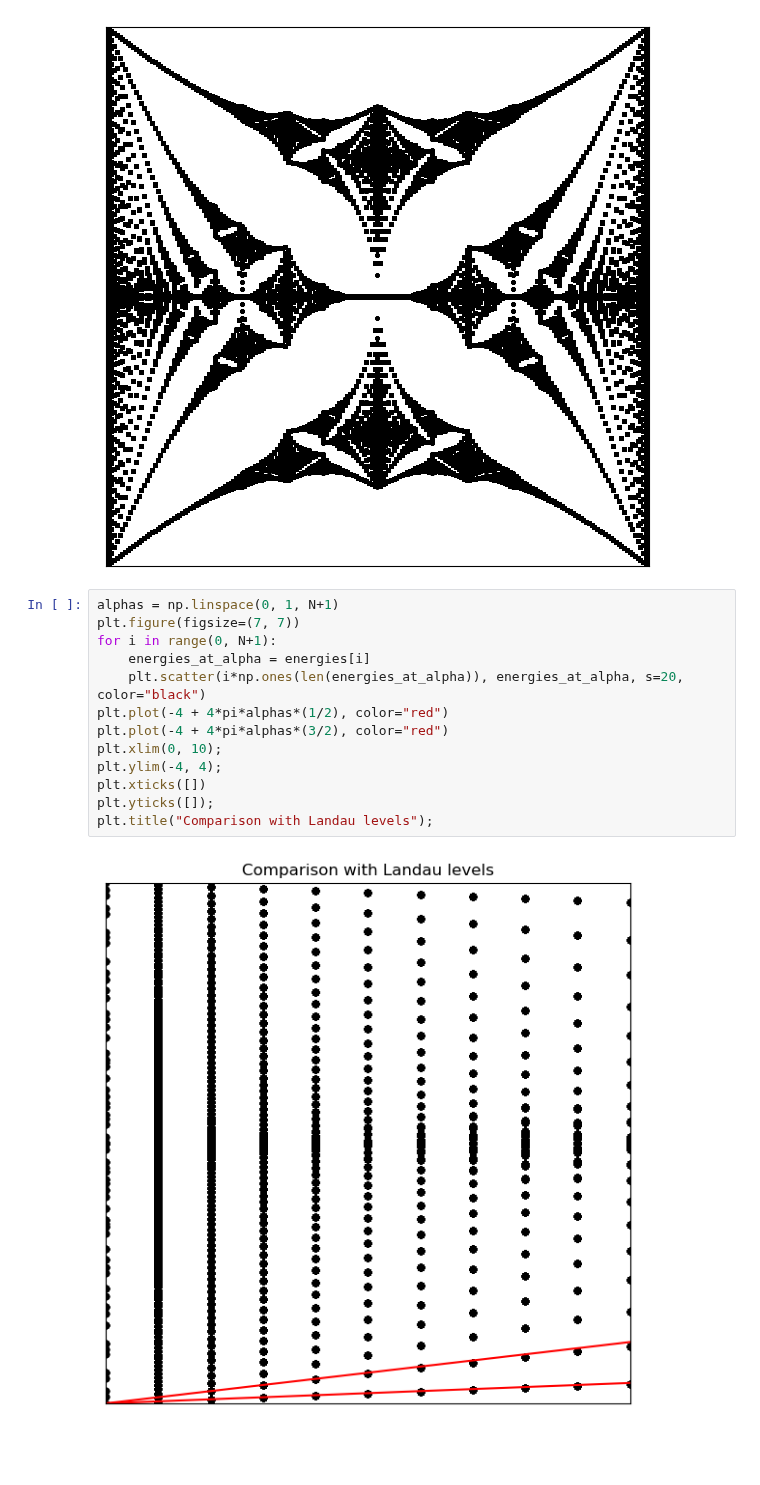
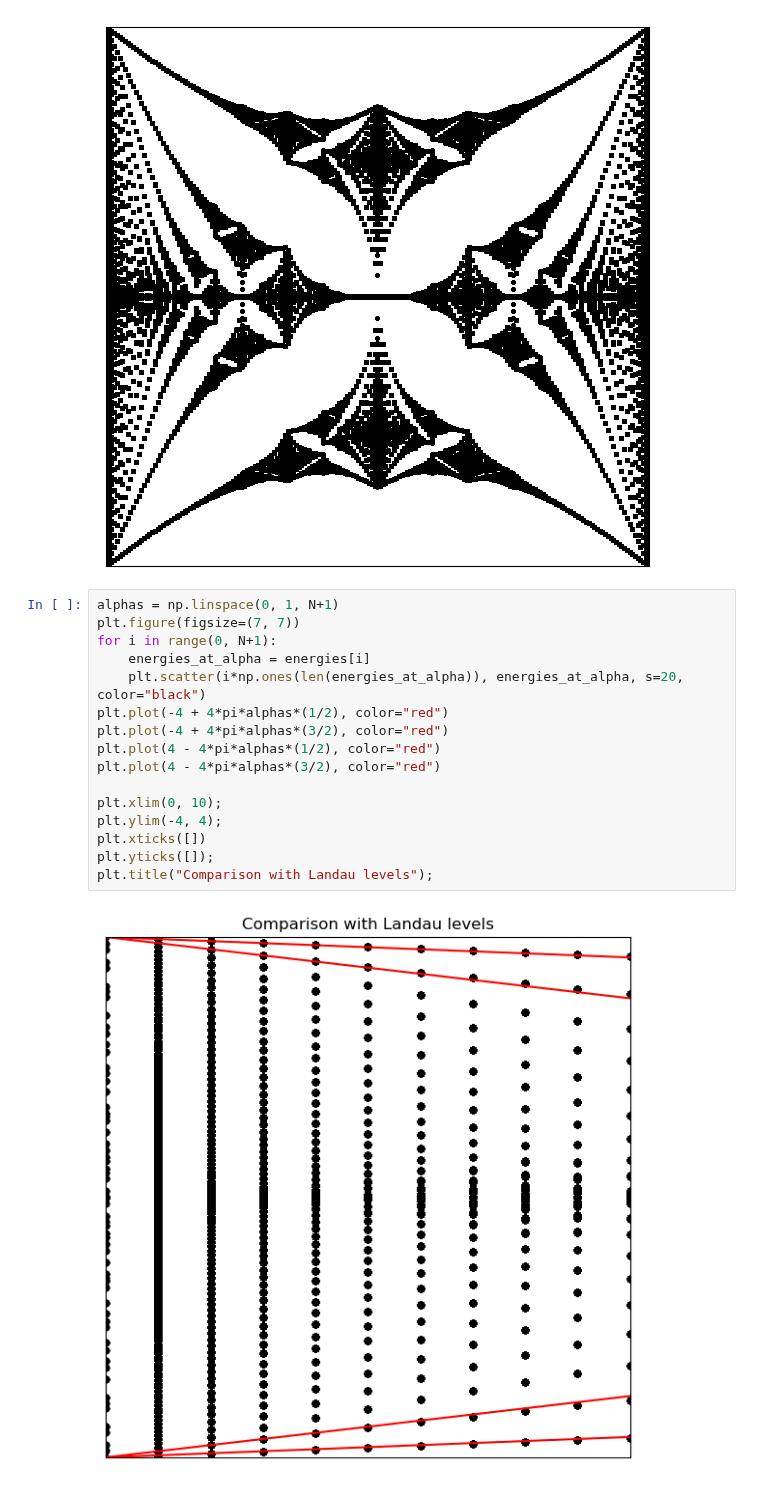
Before and after one commit to AliGhorashiCMT/8.511-Notes-and-Code, a Jupyter notebook: quantum oscillations/Hofstadter.ipynb, the cells around one changed output. Cells and saved outputs as stored; diff of their text form; blank space fills up the shorter version.

```diff
--- a/quantum oscillations/Hofstadter.ipynb
+++ b/quantum oscillations/Hofstadter.ipynb
@@ -202,15 +204,18 @@ plt.yticks([]);
 # %%
 alphas = np.linspace(0, 1, N+1)
 plt.figure(figsize=(7, 7))
 for i in range(0, N+1):
     energies_at_alpha = energies[i]
     plt.scatter(i*np.ones(len(energies_at_alpha)), energies_at_alpha, s=20, color="black")
 plt.plot(-4 + 4*pi*alphas*(1/2), color="red")
 plt.plot(-4 + 4*pi*alphas*(3/2), color="red")
+plt.plot(4 - 4*pi*alphas*(1/2), color="red")
+plt.plot(4 - 4*pi*alphas*(3/2), color="red")
+
 plt.xlim(0, 10);
 plt.ylim(-4, 4);
 plt.xticks([])
 plt.yticks([]);
 plt.title("Comparison with Landau levels");
 # %% [output]
-[figure, old version]
+[figure, new version]
```
Also changed, not shown: parts of 1 cell of this notebook.
